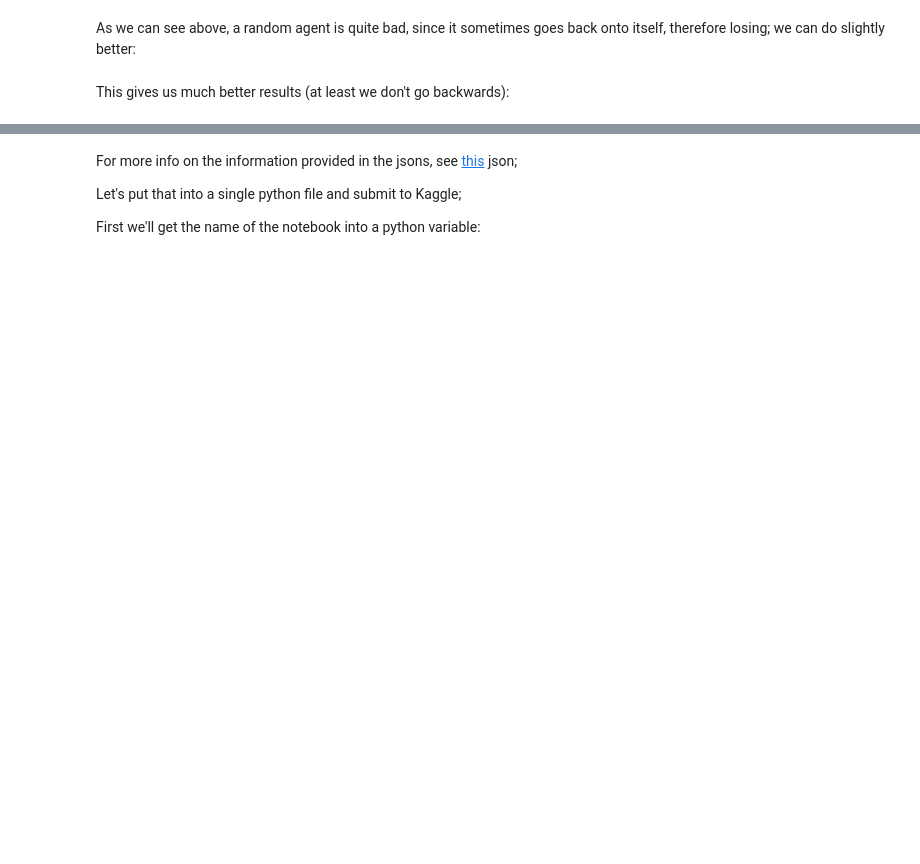
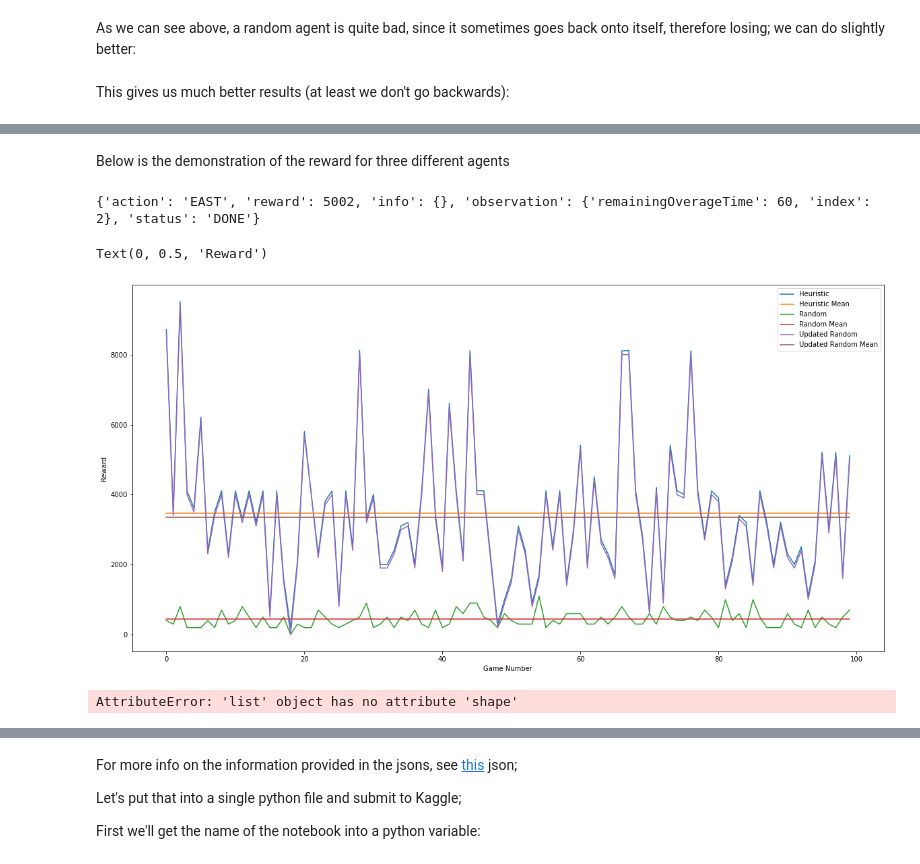
Before and after one commit to BrunoGomesCoelho/Eat-Move-Learn, a Jupyter notebook: notebooks/1.0-bgc-Tutorial-OzlemUpdate.ipynb, the cells around one changed output, grey strips where cells are left out. Drawn from its saved outputs; the diff is of its cells as text; code cells hidden in the pictures; blank space fills up the shorter version.

```diff
--- a/notebooks/1.0-bgc-Tutorial-OzlemUpdate.ipynb
+++ b/notebooks/1.0-bgc-Tutorial-OzlemUpdate.ipynb
@@ -209,6 +216,7 @@ def greedy_agent(obs, config):
 agents = {random_agent, agent, greedy_agent}
 # %%
 env = make("hungry_geese", debug=True) # Set debug to False if you don't want the printed statements (or just remove the prints in the agent)
-env.run([greedy_agent,random_agent, agent])
-env.render(mode="ipython", width=500, height=450)
+steps = env.run([greedy_agent,random_agent, agent])
+#print(steps)
+out = env.render(mode="ipython", width=500, height=450)
 # %% [output]
@@ -217 +226,51 @@ Goose Collision: EAST
 [interactive output not drawn]
+# %% [markdown]
+Below is the demonstration of the reward for three different agents
+# %%
+print(steps[-1][2])
+# %% [output]
+{'action': 'EAST', 'reward': 5002, 'info': {}, 'observation': {'remainingOverageTime': 60, 'index': 2}, 'status': 'DONE'}
+# %%
+nOfTrial =100;
+env = make("hungry_geese", debug=False) # Set debug to False if you don't want the printed statements (or just remove the prints in the agent)
+
+greedyR = np.zeros(nOfTrial)
+randomR = np.zeros(nOfTrial)
+agentR = np.zeros(nOfTrial)
+
+for i in range(nOfTrial):
+    steps = env.run([greedy_agent,random_agent, agent])
+    greedyR[i] = steps[-1][0]['reward']
+    randomR[i] = steps[-1][1]['reward']
+    agentR[i] = steps[-1][2]['reward']
+# %%
+import matplotlib.pyplot as plt
+
+
+fig = plt.figure(figsize=(20,10))
+plt.plot(greedyR)
+plt.plot(np.mean(greedyR)*np.ones(nOfTrial))
+plt.plot(randomR)
+plt.plot(np.mean(randomR)*np.ones(nOfTrial))
+plt.plot(agentR)
+plt.plot(np.mean(agentR)*np.ones(nOfTrial))
+plt.legend(['Heuristic','Heuristic Mean','Random', 'Random Mean', 'Updated Random', 'Updated Random Mean'])
+plt.xlabel('Game Number')
+plt.ylabel('Reward')
+# %% [output]
+Text(0, 0.5, 'Reward')
+[figure, added]
+# %%
+environment = "hungry_geese"
+configuration = {"rows": 11, "columns": 7}
+steps = []
+
+# Which agents to run repeatedly.  Same as env.run(agents)
+agents = [greedy_agent,random_agent, agent]
+
+# How many times to run them.
+num_episodes = 100
+
+rewards = evaluate(environment, agents, configuration, steps, num_episodes)
+# %% [output]
+AttributeError: 'list' object has no attribute 'shape'
```
Also changed, not shown: parts of 6 cells of this notebook.
